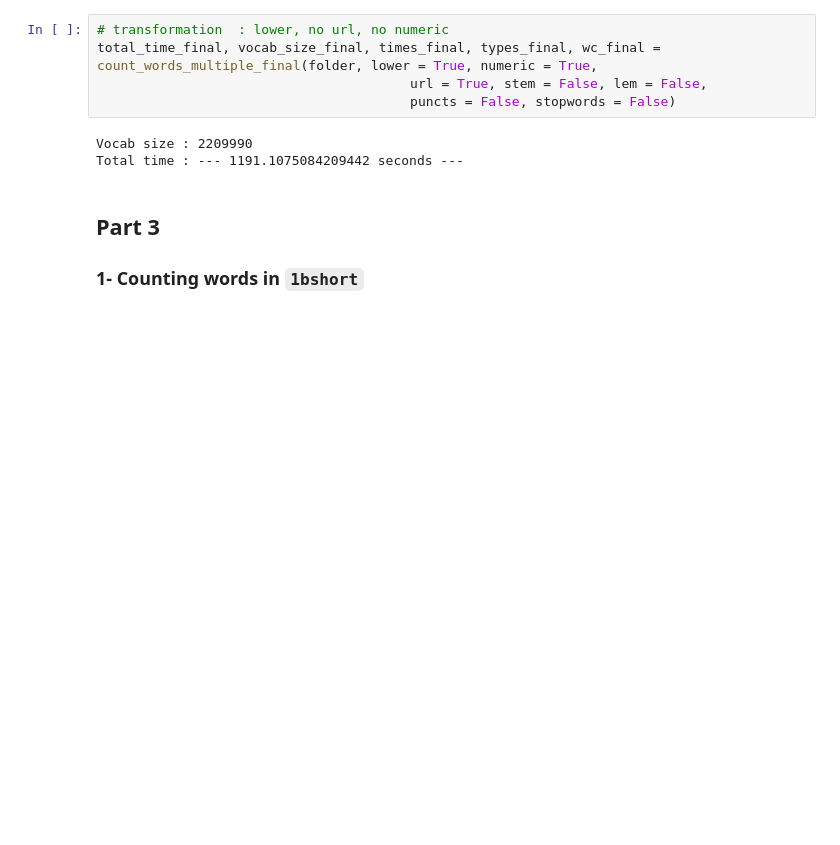
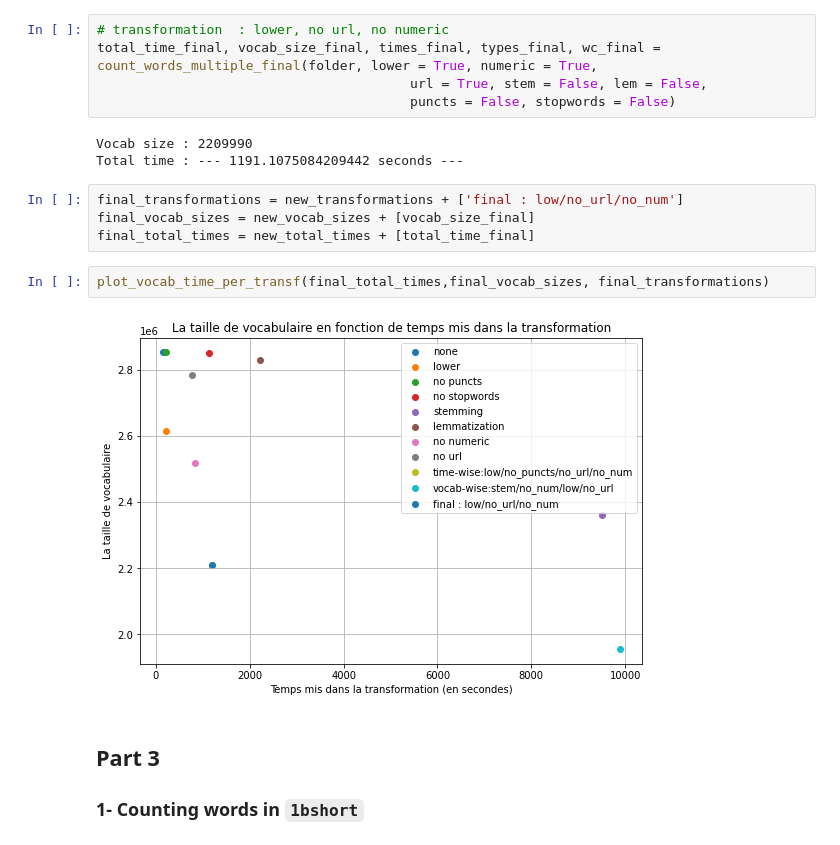
Before and after one commit to KacemKhaled/IFT6285-NLP, a Jupyter notebook: TP1/TP1.ipynb, the cells around one changed output. Drawn from its saved outputs; the diff is of its cells as text; blank space fills up the shorter version.

```diff
--- a/TP1/TP1.ipynb
+++ b/TP1/TP1.ipynb
@@ -451,6 +451,14 @@ total_time_final, vocab_size_final, times_final, types_final, wc_final = count_w
 # %% [output]
 Vocab size : 2209990
 Total time : --- 1191.1075084209442 seconds ---
+# %%
+final_transformations = new_transformations + ['final : low/no_url/no_num']
+final_vocab_sizes = new_vocab_sizes + [vocab_size_final]
+final_total_times = new_total_times + [total_time_final]
+# %%
+plot_vocab_time_per_transf(final_total_times,final_vocab_sizes, final_transformations)
+# %% [output]
+[figure, added]
 # %% [markdown]
 ## Part 3
 ### 1- Counting words in `1bshort`
```
Also changed, not shown: parts of 3 cells of this notebook.
